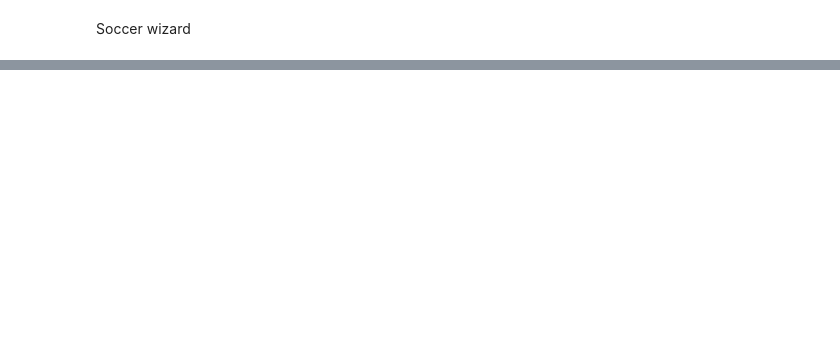
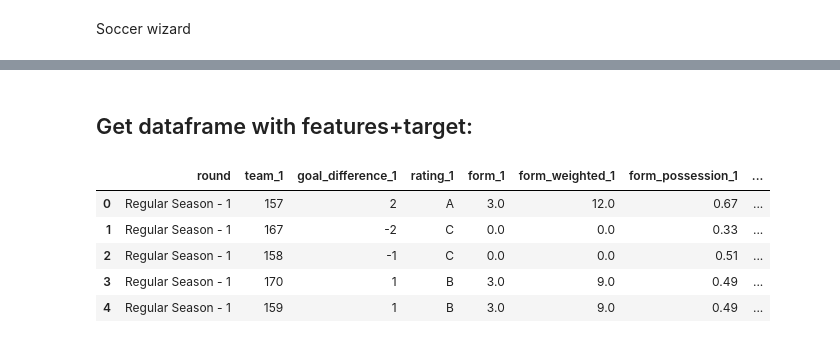
Before and after one commit to krflorian/soccer_odds, a Jupyter notebook: soccer_api.ipynb, the cells around one changed output, grey strips where cells are left out. Cells and saved outputs as stored; diff of their text form; code cells hidden in the pictures; blank space fills up the shorter version.

```diff
--- a/soccer_api.ipynb
+++ b/soccer_api.ipynb
@@ -168,7 +144,7 @@ for r in rounds:
     gameday['rank'] = [i for i in range(1,len(gameday)+1)]
     for t in teams['id']:
         table[r][str(t)]['rank'] = int(gameday[gameday['team'] == t]['rank'])
-        table[r][str(t)]['rating'] = get_rating(int(table[r][str(t)]['rank']))
+        table[r][str(t)]['rating'] = sc.get_rating(int(table[r][str(t)]['rank']))
 # %%
 # get form
 for t in teams['id']:
@@ -241,0 +161,22 @@ data.head()
+# %%
+# get form statistics
+for t in teams['id']:
+    form_possession = [] #shot_acc
+    form_pass_acc = []
+    form_shots = []
+    form_shot_acc = []
+    for r in rounds:
+        if len(form_possession) > 4:
+            form_possession.pop(0)
+            form_pass_acc.pop(0)
+            form_shot_acc.pop(0)
+            form_shots.pop(0)
+        form_possession.append(table[r][t]['posession'])
+        form_pass_acc.append(table[r][t]['pass_acc'])
+        form_shots.append(table[r][t]['shots'])
+        form_shot_acc.append(table[r][t]['shot_acc'])
+        table[r][t]['form_possession'] = form_possession.copy()
+        table[r][t]['form_pass_acc'] = form_pass_acc.copy()
+        table[r][t]['form_shots'] = form_shots.copy()
+        table[r][t]['form_shot_acc'] = form_shot_acc.copy()
+table
@@ -242,3 +201,26 @@ data.head()
+# %% [markdown]
+## Get dataframe with features+target:
+# %%
+data = pd.DataFrame()
+for i in range(len(results)):
+    team_1 = results.loc[i]['home']
+    team_2 = results.loc[i]['away']
+    gameday = results.loc[i]['round']
+    if gameday in ['Bundesliga - 1', 'Regular Season - 1']:
+        last_gameday = gameday
+        next
+    data = data.append(sc.get_sample_row(gameday, last_gameday, team_1, team_2, results, i, table))
+    data = data.append(sc.get_sample_row(gameday, last_gameday, team_2, team_1, results, i, table))
+    last_gameday = gameday
+data = data.reset_index(drop=True)
+data.head()
+# %% [output]
+|  | round | team_1 | goal_difference_1 | rating_1 | form_1 | form_weighted_1 | form_possession_1 | ... |
+| 0 | Regular Season - 1 | 157 | 2 | A | 3.0 | 12.0 | 0.67 | ... |
+| 1 | Regular Season - 1 | 167 | -2 | C | 0.0 | 0.0 | 0.33 | ... |
+| 2 | Regular Season - 1 | 158 | -1 | C | 0.0 | 0.0 | 0.51 | ... |
+| 3 | Regular Season - 1 | 170 | 1 | B | 3.0 | 9.0 | 0.49 | ... |
+| 4 | Regular Season - 1 | 159 | 1 | B | 3.0 | 9.0 | 0.49 | ... |
 # %%
 team_1 = pd.get_dummies(data['team_1'], prefix = 'team_1_', drop_first = True)
 team_2 = pd.get_dummies(data['team_2'], prefix = 'team_2_', drop_first = True)
```
Also changed, not shown: parts of 33 cells of this notebook, 5 other files.
